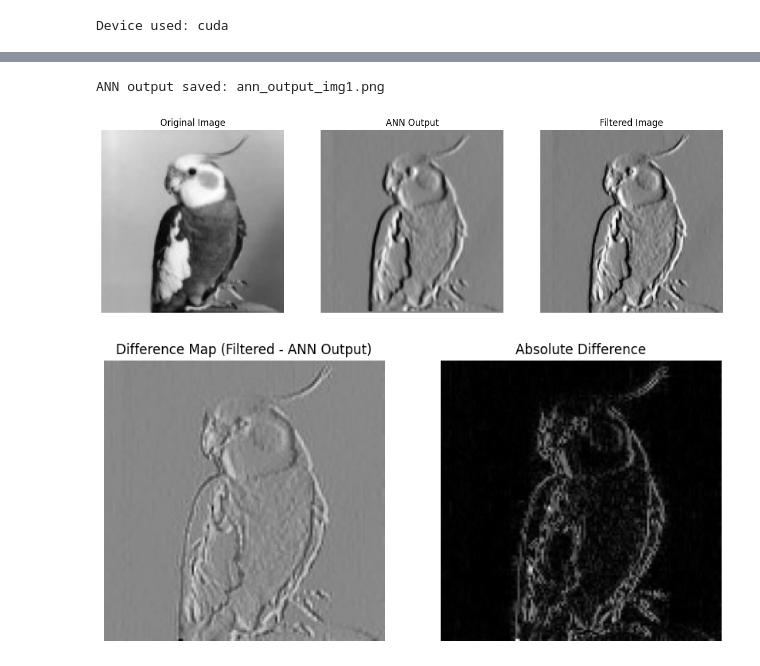
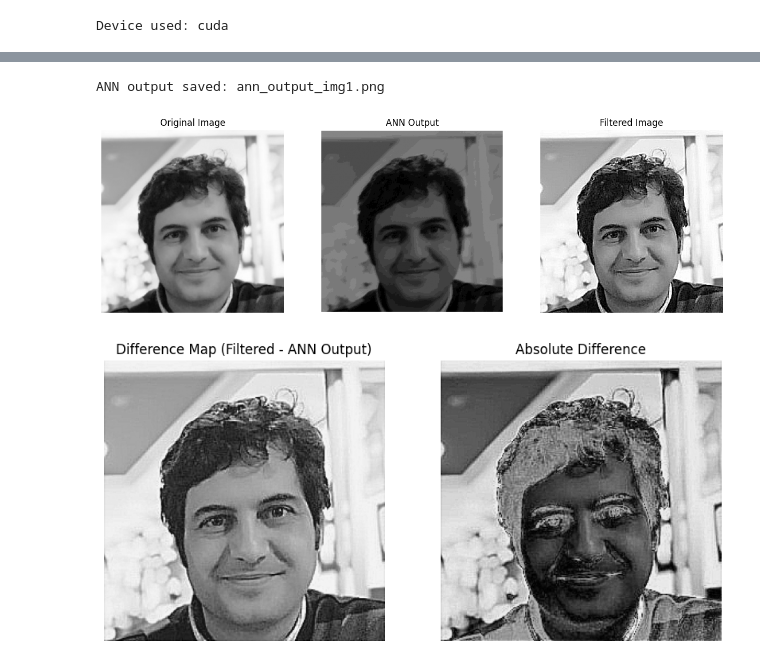
Before and after one commit to Reshman0/NN_Homework, a Jupyter notebook: Style-Imitation-in-Grayscale-Images-A-Generalization-and-Localization-Approach-main/image_style_imitation.ipynb, the cells around one changed output, grey strips where cells are left out. Cells and saved outputs as stored; diff of their text form; code cells hidden in the pictures.

```diff
--- a/Style-Imitation-in-Grayscale-Images-A-Generalization-and-Localization-Approach-main/image_style_imitation.ipynb
+++ b/Style-Imitation-in-Grayscale-Images-A-Generalization-and-Localization-Approach-main/image_style_imitation.ipynb
@@ -149,8 +144,8 @@ Training completed!
 import matplotlib.pyplot as plt
 
 # Test image and corresponding filtered image file paths
-img_path = "256sharporg/fn256org.jpeg"
-filtered_path = "256sharpfil/fn256sharp.png"
+img_path = "a256sharporg/fn256org.jpeg"
+filtered_path = "a256sharpfil/fn256sharp.png"
 
 # Upload images (grayscale)
 original_img = cv2.imread(img_path, cv2.IMREAD_GRAYSCALE)
@@ -166,7 +161,6 @@ predicted = np.zeros_like(orig_norm)
 
 # Use the model_weights
 model = FFANN().to(device)
-model.load_state_dict(torch.load("model_weights.pth"))
 model.eval()  # Set the model to evaluation mode
 
 with torch.no_grad():
@@ -181,34 +175,34 @@ with torch.no_grad():
             predicted[r, c] = output.item()
 
 # Convert the predicted image from [-1, 1] scale back to 0-255 scale
 predicted_denorm = ((predicted + 1.0) * 127.5).astype(np.uint8)
 
 ann_output_path = "ann_output_img1.png"
 cv2.imwrite(ann_output_path, predicted_denorm)
 print(f"ANN output saved: {ann_output_path}")
 
 # Visualize the results side by side
 plt.figure(figsize=(15, 5))
 
 plt.subplot(1, 3, 1)
 plt.imshow(original_img, cmap="gray")
 plt.title("Original Image")
 plt.axis("off")
 
 plt.subplot(1, 3, 2)
 plt.imshow(predicted_denorm, cmap="gray")
 plt.title("ANN Output")
 plt.axis("off")
 
 plt.subplot(1, 3, 3)
 plt.imshow(filtered_img, cmap="gray")
 plt.title("Filtered Image")
 plt.axis("off")
 
 plt.show()
 # %% [output]
 ANN output saved: ann_output_img1.png
-[figure, old version]
+[figure, new version]
 # %%
 # 'predicted_denorm' = ANN output (in the range 0-255, uint8)
 # 'filtered_img' = Actual filtered image (in the range 0-255, uint8)
@@ -233,7 +227,7 @@ plt.title("Absolute Difference")
 plt.axis('off')
 plt.show()
 # %% [output]
-[figure, old version]
+[figure, new version]
 # %%
 from sklearn.neighbors import NearestNeighbors
 
```
Also changed, not shown: parts of 5 cells of this notebook, 4 other files.
